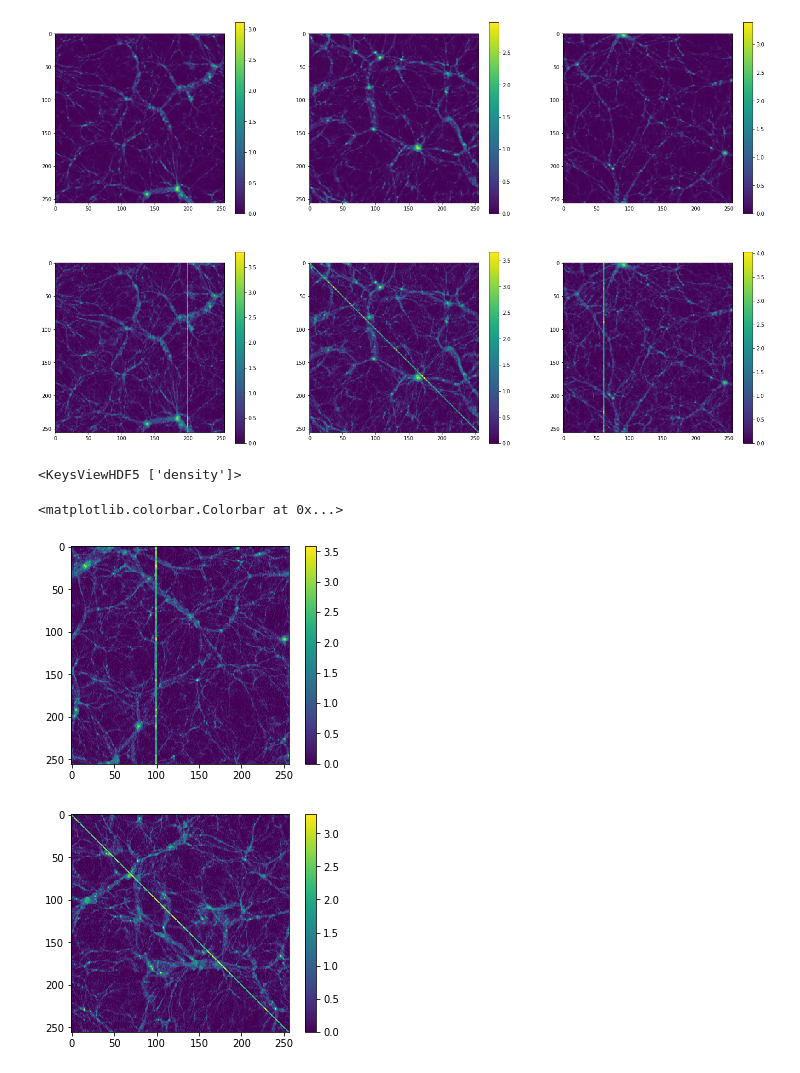
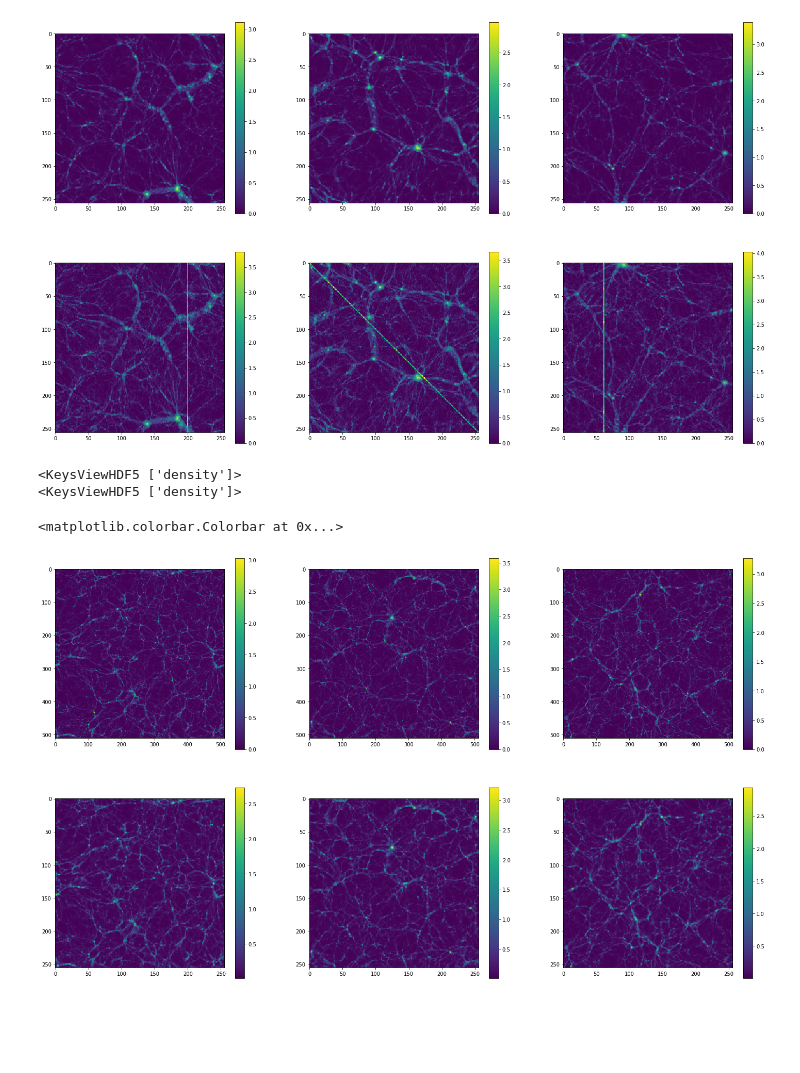
Before and after one commit to forero/IllustrisWeb, a Jupyter notebook: explore.ipynb, the cells around one changed output. Saved outputs shown, nothing was run; the diff lists cells and outputs as text; code cells hidden in the pictures; blank space fills up the shorter version.

```diff
--- a/explore.ipynb
+++ b/explore.ipynb
@@ -55,22 +55,51 @@ plt.colorbar()
 # %% [output]
 <matplotlib.colorbar.Colorbar at 0x...>
 [figure]
-# %%
-filename = '/Users/forero/Illustris_data/DM_Ill3.hdf5'
-f = h5py.File(filename, 'r')
-print(f.keys())
-data = f['density'][:,:,:]
-f.close()
-
-plt.figure()
-plt.imshow(np.log10(data[:,100,:]+1))
-plt.colorbar()
-
-plt.figure()
-plt.imshow(np.log10(data[20,:,:]+1))
-plt.colorbar()
-# %% [output]
-<KeysViewHDF5 ['density']>
-<matplotlib.colorbar.Colorbar at 0x...>
-[figure, removed]
-[figure, removed]
+# %%
+filename = '/Users/forero/Illustris_data/TSC_512_DM_TNG300-3.hdf5'
+f = h5py.File(filename, 'r')
+print(f.keys())
+data = f['density'][:,:,:]
+f.close()
+
+filename = '/Users/forero/Illustris_data/CIC_256_DM_TNG300-3.hdf5'
+f = h5py.File(filename, 'r')
+print(f.keys())
+data_b = f['density'][:,:,:]
+f.close()
+# %% [output]
+<KeysViewHDF5 ['density']>
+<KeysViewHDF5 ['density']>
+# %%
+plt.figure(figsize=(25,15))
+
+
+plt.subplot(2,3,1)
+plt.imshow(np.log10(data[20,:,:]+1))
+plt.colorbar()
+
+plt.subplot(2,3,2)
+plt.imshow(np.log10(data[:,20,:]+1))
+plt.colorbar()
+
+plt.subplot(2,3,3)
+plt.imshow(np.log10(data[:,:,20]+1))
+plt.colorbar()
+
+
+
+
+plt.subplot(2,3,4)
+plt.imshow(np.log10(data_b[10,:,:]+1))
+plt.colorbar()
+
+plt.subplot(2,3,5)
+plt.imshow(np.log10(data_b[:,10,:]+1))
+plt.colorbar()
+
+plt.subplot(2,3,6)
+plt.imshow(np.log10(data_b[:,:,10]+1))
+plt.colorbar()
+# %% [output]
+<matplotlib.colorbar.Colorbar at 0x...>
+[figure, added]
```
